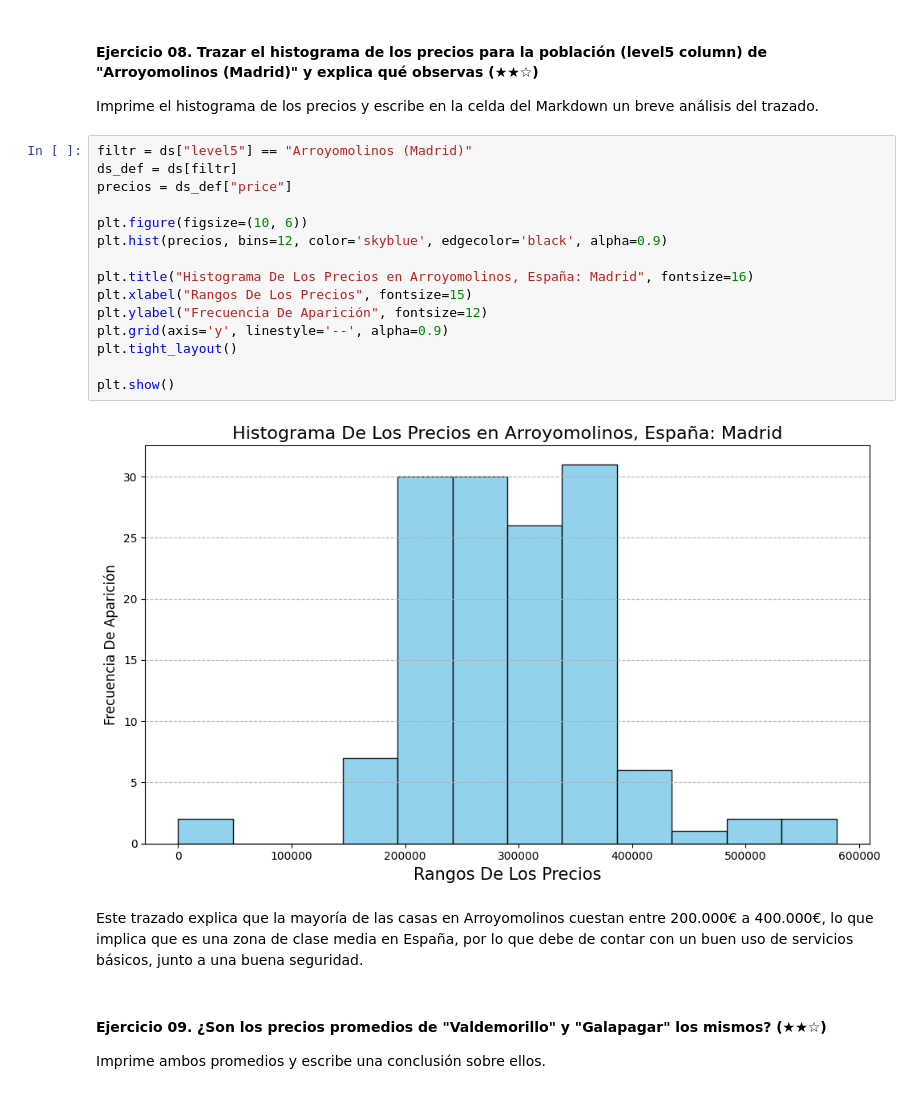
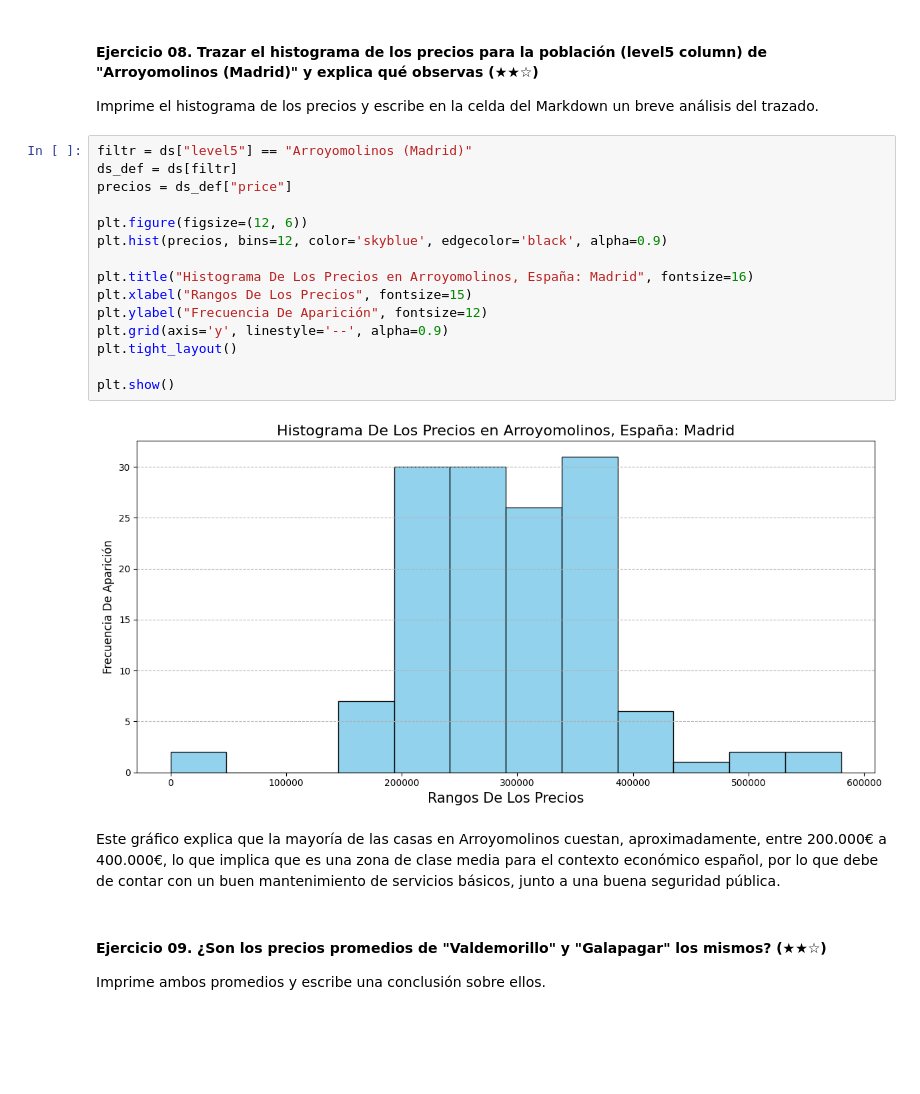
Before and after one commit to meneses-ls/1-Proyecto-Real-Estate-Data-Cleanup, a Jupyter notebook: project.es.ipynb, the cells around one changed output. Drawn from its saved outputs; the diff is of its cells as text; blank space fills up the shorter version.

```diff
--- a/project.es.ipynb
+++ b/project.es.ipynb
@@ -185,22 +185,22 @@ Imprime el histograma de los precios y escribe en la celda del Markdown un breve
 # %%
 filtr = ds["level5"] == "Arroyomolinos (Madrid)"
 ds_def = ds[filtr]
 precios = ds_def["price"]
 
-plt.figure(figsize=(10, 6))
+plt.figure(figsize=(12, 6))
 plt.hist(precios, bins=12, color='skyblue', edgecolor='black', alpha=0.9)
 
 plt.title("Histograma De Los Precios en Arroyomolinos, España: Madrid", fontsize=16)
 plt.xlabel("Rangos De Los Precios", fontsize=15)
 plt.ylabel("Frecuencia De Aparición", fontsize=12)
 plt.grid(axis='y', linestyle='--', alpha=0.9)
 plt.tight_layout()
 
 plt.show()
 # %% [output]
-[figure, old version]
+[figure, new version]
 # %% [markdown]
-Este trazado explica que la mayoría de las casas en Arroyomolinos cuestan entre 200.000€ a 400.000€, lo que implica que es una zona de clase media en España, por lo que debe de contar con un buen uso de servicios básicos, junto a una buena seguridad.
+Este gráfico explica que la mayoría de las casas en Arroyomolinos cuestan, aproximadamente, entre 200.000€ a 400.000€, lo que implica que es una zona de clase media para el contexto económico español, por lo que debe de contar con un buen mantenimiento de servicios básicos, junto a una buena seguridad pública.
 # %% [markdown]
 #### Ejercicio 09. ¿Son los precios promedios de "Valdemorillo" y "Galapagar" los mismos? (★★☆)
 
```
Also changed, not shown: parts of 8 cells of this notebook.
